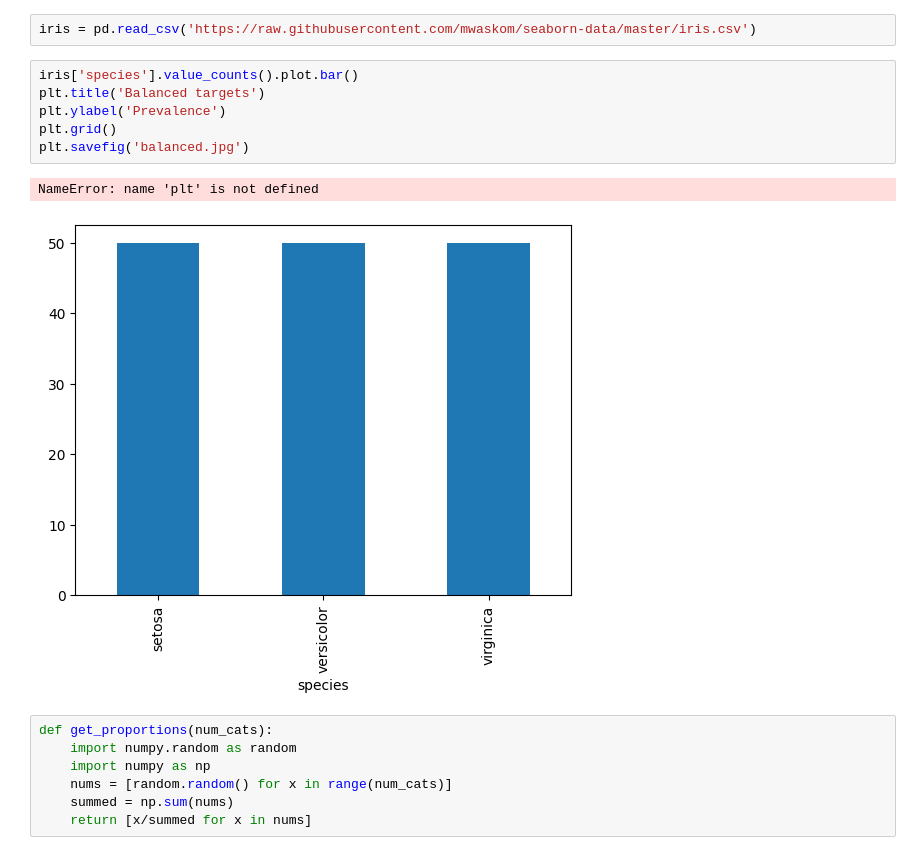
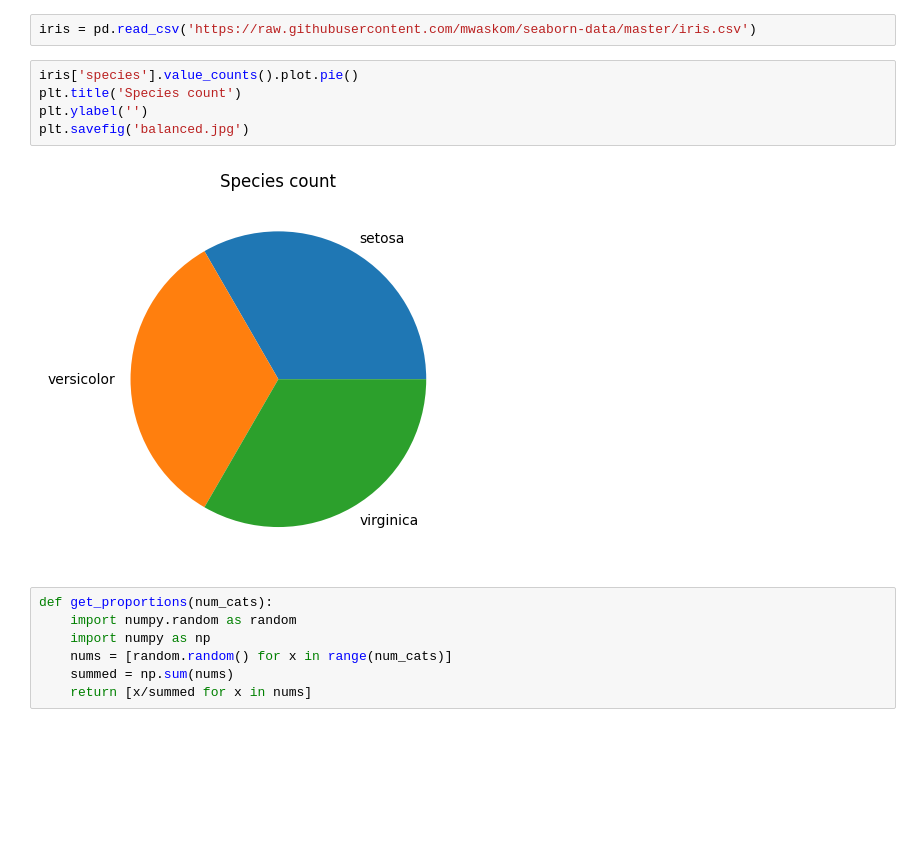
Before and after one commit to sangstar/sangstar.github.io, a Jupyter notebook: docs/targetbalance.ipynb, the cells around one changed output. Drawn from its saved outputs; the diff is of its cells as text; blank space fills up the shorter version.

```diff
--- a/docs/targetbalance.ipynb
+++ b/docs/targetbalance.ipynb
@@ -23,14 +23,12 @@ You should consider upgrading via the '/Library/Developer/CommandLineTools/usr/b
 # %%
 iris = pd.read_csv('https://raw.githubusercontent.com/mwaskom/seaborn-data/master/iris.csv')
 # %%
-iris['species'].value_counts().plot.bar()
-plt.title('Balanced targets')
-plt.ylabel('Prevalence')
-plt.grid()
+iris['species'].value_counts().plot.pie()
+plt.title('Species count')
+plt.ylabel('')
 plt.savefig('balanced.jpg')
 # %% [output]
-NameError: name 'plt' is not defined
-[figure, old version]
+[figure, new version]
 # %%
 def get_proportions(num_cats):
     import numpy.random as random
```
Also changed, not shown: parts of 6 cells of this notebook, 4 other files.
